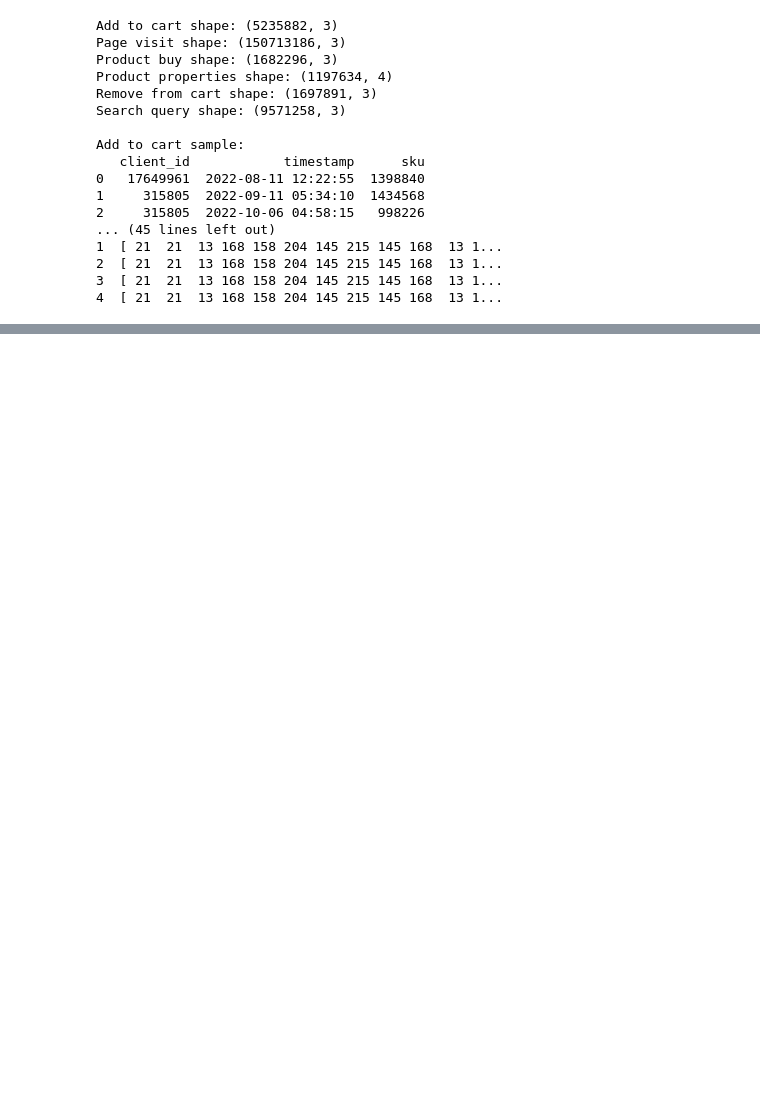
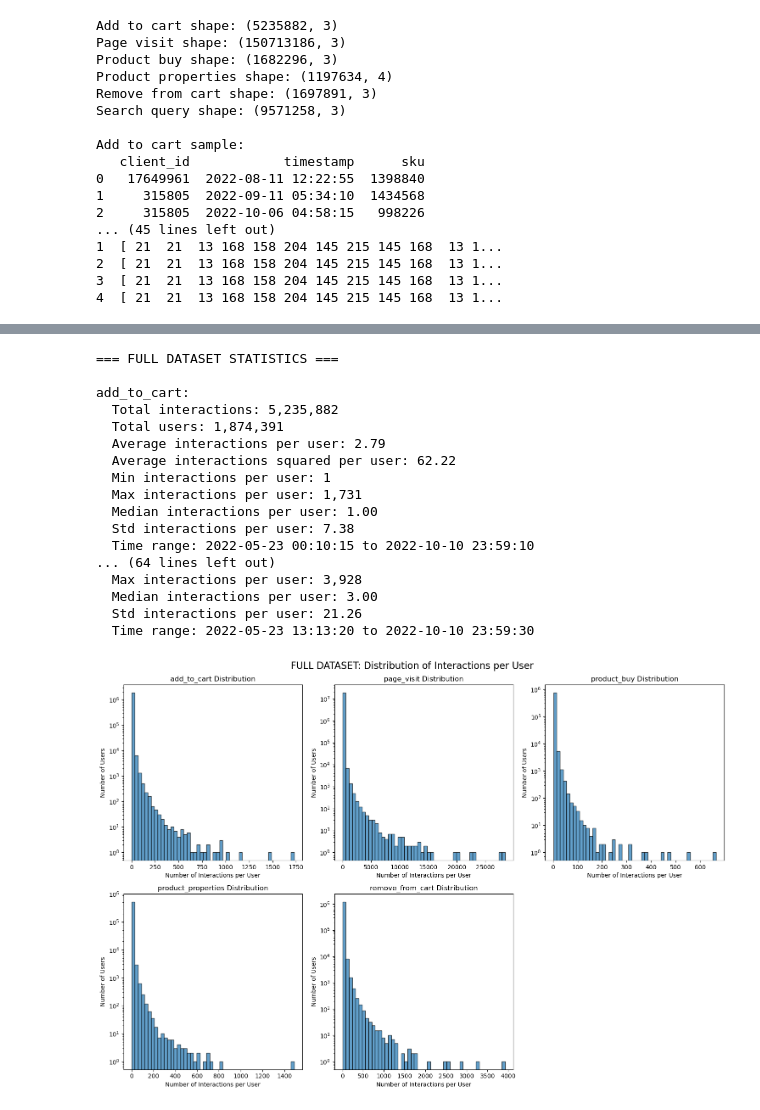
Before and after one commit to zmrocze/recsys2025_challenge, a Jupyter notebook: src/main.ipynb, the cells around one changed output, grey strips where cells are left out. Drawn from its saved outputs; the diff is of its cells as text; code cells hidden in the pictures; blank space fills up the shorter version.

```diff
--- a/src/main.ipynb
+++ b/src/main.ipynb
@@ -200,3 +446,24 @@ Page Visit:
+# %%
+full_recsys.print_datasets_stats_nicely("Full Dataset")
+# %% [output]
+=== FULL DATASET STATISTICS ===
+
+add_to_cart:
+  Total interactions: 5,235,882
+  Total users: 1,874,391
+  Average interactions per user: 2.79
+  Average interactions squared per user: 62.22
+  Min interactions per user: 1
+  Max interactions per user: 1,731
+  Median interactions per user: 1.00
+  Std interactions per user: 7.38
+  Time range: 2022-05-23 00:10:15 to 2022-10-10 23:59:10
+... (64 lines left out)
+  Max interactions per user: 3,928
+  Median interactions per user: 3.00
+  Std interactions per user: 21.26
+  Time range: 2022-05-23 13:13:20 to 2022-10-10 23:59:30
+[figure, added]
 # %%
 
 # Take random 5% of all unique users across all datasets
```
Also changed, not shown: parts of 22 cells of this notebook.
